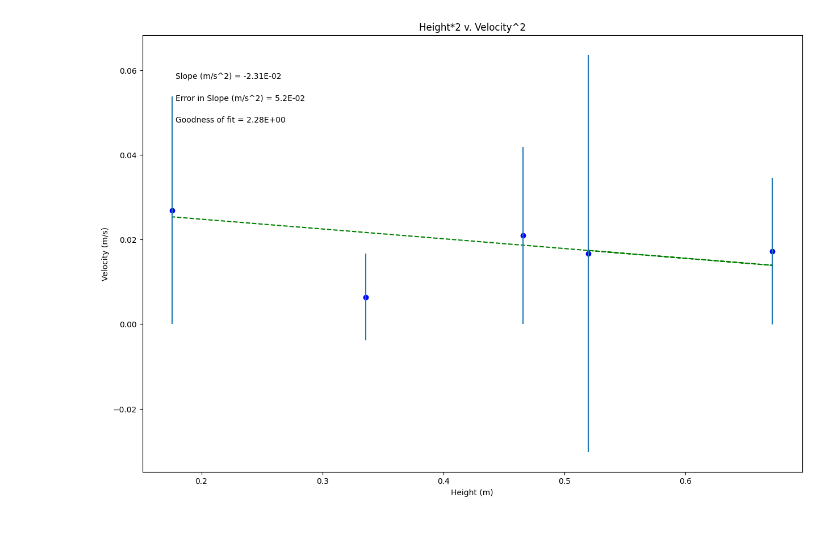
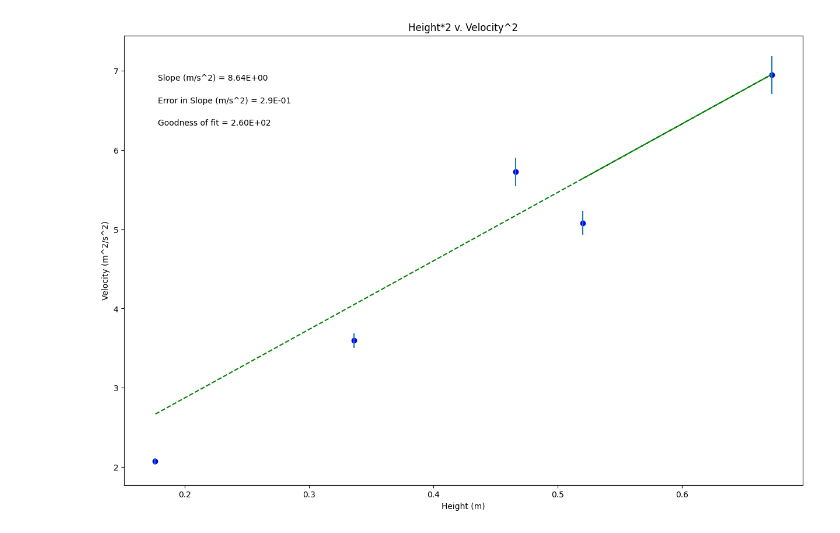
Before and after one commit to ani-maker113/PHSXlabplots, a Jupyter notebook: Seamus_E_Grav_Plot.ipynb, the cells around one changed output. Cells and saved outputs as stored; diff of their text form; code cells hidden in the pictures.

```diff
--- a/Seamus_E_Grav_Plot.ipynb
+++ b/Seamus_E_Grav_Plot.ipynb
@@ -16,14 +16,14 @@ import matplotlib.pyplot as plt
 #CHANGE THE VARIABLE NAMES and numbers to match your data
 
 Height= np.array([0.26*2, 0.336*2, 0.233*2, 0.168*2, 0.088*2]) #what are units?
-Velocity = np.array([0.0167, 0.0172, 0.0209, 0.0064, 0.0269]) #what are units?
+Velocity = np.array([5.078817475, 6.946351623, 5.723136095, 3.596110946, 2.073066701]) #what are units?
 
 
 #-----------------------------------------------------------------------#
 #Create array for uncertainties in y variable
 #CHANGE THE VARIABLE NAME and numbers to match your data
 
-Uncertainty = np.array([0.0469, 0.0173, 0.0209, 0.0102, 0.0269])
+Uncertainty = np.array([0.1507917669, 0.2396693806, 0.1799015399, 0.09070758161, 0.04063906598])
 
 
 #-----------------------------------------------------------------------#
@@ -41,7 +41,7 @@ dy = Uncertainty        #this should be your error in y array
 #update each of these 4 strings
 plot_title= 'Height*2 v. Velocity^2'
 x_label= 'Height (m)'
-y_label= 'Velocity (m/s)'
+y_label= 'Velocity (m^2/s^2)'
 slope_units= 'm/s^2'
 
 #update annotation placement with integer from 1 to 4, top R corner is 1 (counter-clockwise from there)
@@ -88,31 +88,31 @@ elif annotation_placement==3 or annotation_placement==4:
     ypos=[.2,.15,.1]
 
 #-----------------------------------------------------------------------#
 #Don't need to change anything in this section!
 
 #Plot data on graph. Plot error bars and place values for slope,
 #error in slope and goodness of fit on the plot using "annotate"
 
 plt.figure(figsize=(15,10))
 
 plt.plot(x, fit, color='green', linestyle='--')
 plt.scatter(x, y, color='blue', marker='o')
 
 plt.xlabel(x_label)
 plt.ylabel(y_label)
 plt.title(plot_title)
 
 plt.errorbar(x, y, yerr=dy, xerr=None, fmt="none") #don't need to plot x error bars
 
 plt.annotate('Slope ({}) = {value:.{digits}E}'.format(slope_units,value=m, digits=2),
              (xpos, ypos[0]), xycoords='axes fraction')
 
 plt.annotate('Error in Slope ({}) = {value:.{digits}E}'.format(slope_units,value=dm, digits=1),
              (xpos, ypos[1]), xycoords='axes fraction')
 
 plt.annotate('Goodness of fit = {value:.{digits}E}'.format(value=N, digits=2),
              (xpos, ypos[2]), xycoords='axes fraction')
 
 plt.show()
 # %% [output]
-[figure, old version]
+[figure, new version]
```
Also changed, not shown: parts of 1 cell of this notebook.
